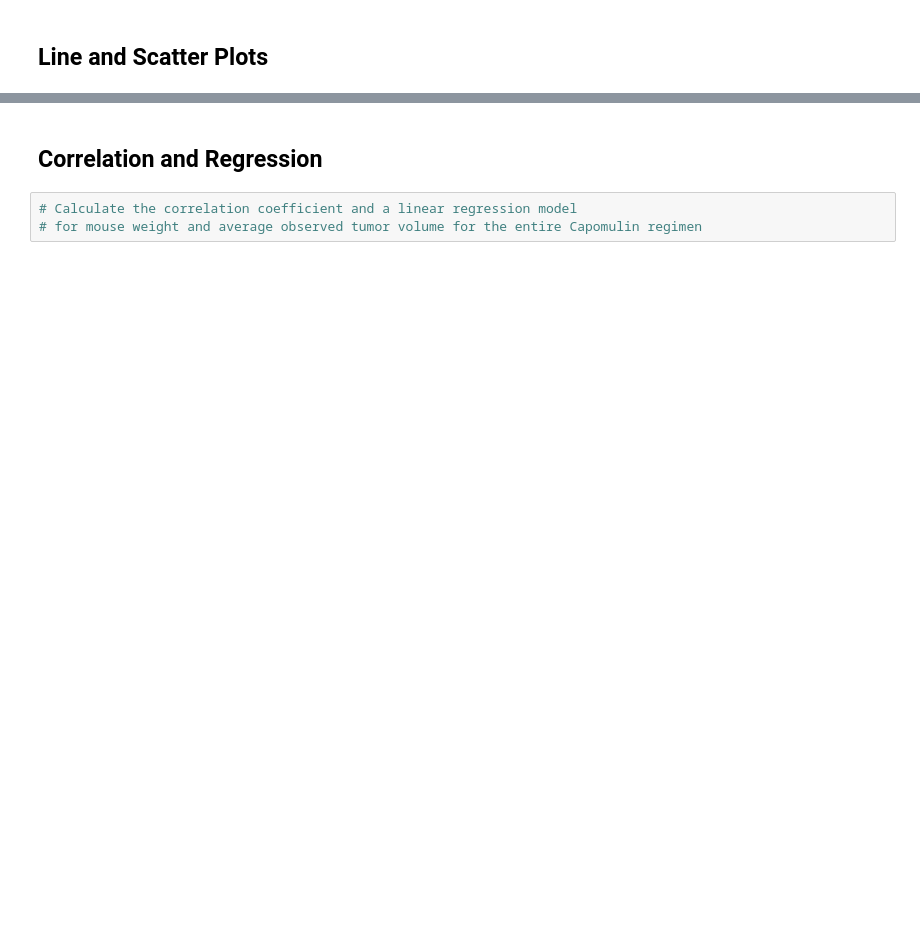
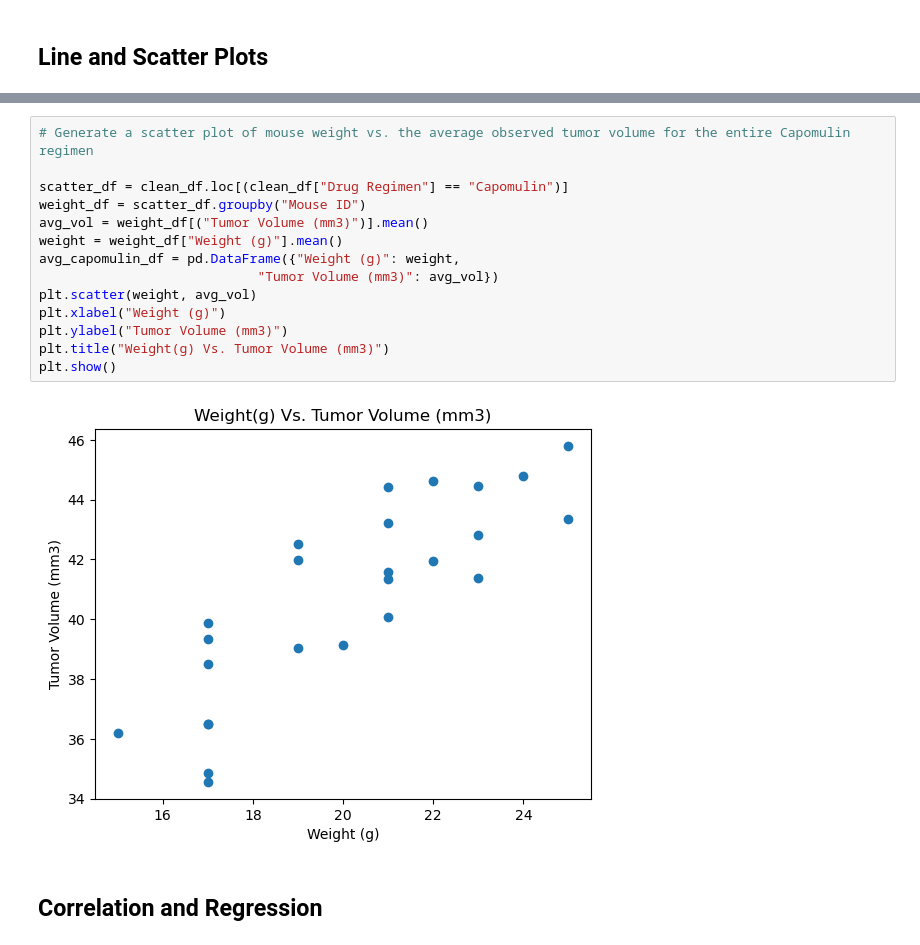
Before and after one commit to anajai44/Challenge-5, a Jupyter notebook: pymaceuticals_starter.ipynb, the cells around one changed output, grey strips where cells are left out. Drawn from its saved outputs; the diff is of its cells as text; blank space fills up the shorter version.

```diff
--- a/pymaceuticals_starter.ipynb
+++ b/pymaceuticals_starter.ipynb
@@ -251,5 +271,18 @@ IndentationError: unindent does not match any outer indentation level (<tokenize
+# %%
+# Generate a scatter plot of mouse weight vs. the average observed tumor volume for the entire Capomulin regimen
+
+scatter_df = clean_df.loc[(clean_df["Drug Regimen"] == "Capomulin")]
+weight_df = scatter_df.groupby("Mouse ID")
+avg_vol = weight_df[("Tumor Volume (mm3)")].mean()
+weight = weight_df["Weight (g)"].mean()
+avg_capomulin_df = pd.DataFrame({"Weight (g)": weight,
+                            "Tumor Volume (mm3)": avg_vol})
+plt.scatter(weight, avg_vol)
+plt.xlabel("Weight (g)")
+plt.ylabel("Tumor Volume (mm3)")
+plt.title("Weight(g) Vs. Tumor Volume (mm3)")
+plt.show()
+# %% [output]
+[figure, added]
 # %% [markdown]
 ## Correlation and Regression
-# %%
-# Calculate the correlation coefficient and a linear regression model
-# for mouse weight and average observed tumor volume for the entire Capomulin regimen
```
Also changed, not shown: parts of 8 cells of this notebook.
